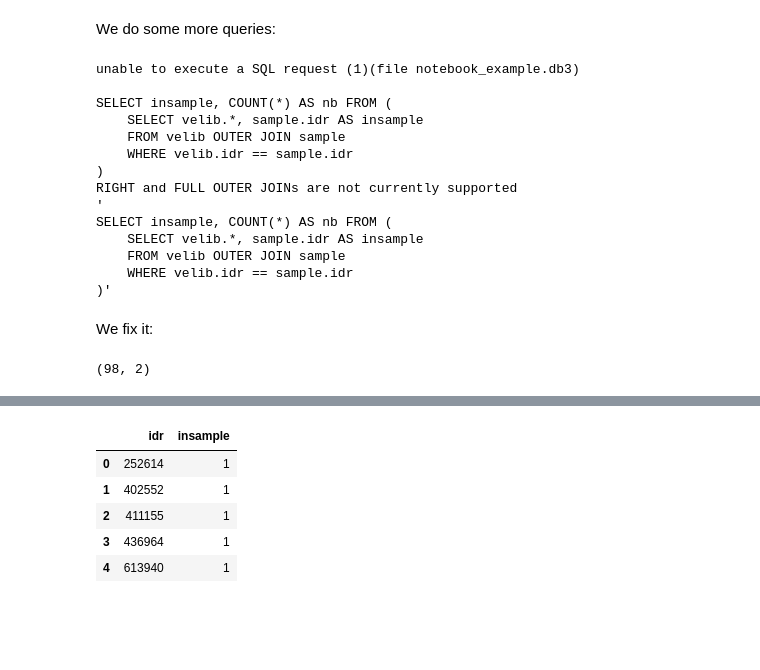
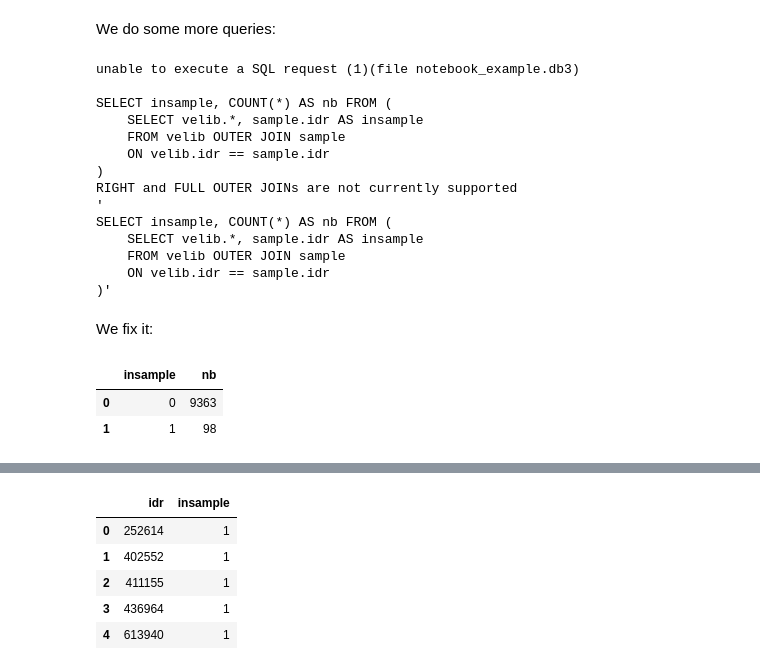
Before and after one commit to sdpython/pyensae, a Jupyter notebook: _doc/notebooks/pyensae_sql_magic.ipynb, the cells around one changed output, grey strips where cells are left out. Cells and saved outputs as stored; diff of their text form; code cells hidden in the pictures; blank space fills up the shorter version.

```diff
--- a/_doc/notebooks/pyensae_sql_magic.ipynb
+++ b/_doc/notebooks/pyensae_sql_magic.ipynb
@@ -114,7 +114,7 @@ We do some more queries:
 SELECT insample, COUNT(*) AS nb FROM (
     SELECT velib.*, sample.idr AS insample
     FROM velib OUTER JOIN sample
-    WHERE velib.idr == sample.idr
+    ON velib.idr == sample.idr
 )
 # %% [output]
 unable to execute a SQL request (1)(file notebook_example.db3)
@@ -122,24 +122,26 @@ unable to execute a SQL request (1)(file notebook_example.db3)
 SELECT insample, COUNT(*) AS nb FROM (
     SELECT velib.*, sample.idr AS insample
     FROM velib OUTER JOIN sample
-    WHERE velib.idr == sample.idr
+    ON velib.idr == sample.idr
 )
 RIGHT and FULL OUTER JOINs are not currently supported
 '
 SELECT insample, COUNT(*) AS nb FROM (
     SELECT velib.*, sample.idr AS insample
     FROM velib OUTER JOIN sample
-    WHERE velib.idr == sample.idr
+    ON velib.idr == sample.idr
 )'
 # %% [markdown]
 We fix it:
 # %%
-%%SQL dfs
+%%SQL
 
---SELECT insample, COUNT(*) AS nb FROM (
+SELECT insample, COUNT(*) AS nb FROM (
     SELECT velib.idr, sample.idr is not null insample
-    FROM sample LEFT OUTER JOIN velib
-    WHERE velib.idr == sample.idr
---) GROUP BY insample
+    FROM velib LEFT OUTER JOIN sample
+    ON velib.idr == sample.idr
+) GROUP BY insample
 # %% [output]
-(98, 2)
+|  | insample | nb |
+| 0 | 0 | 9363 |
+| 1 | 1 | 98 |
```
Also changed, not shown: parts of 11 cells of this notebook, 6 other files.
